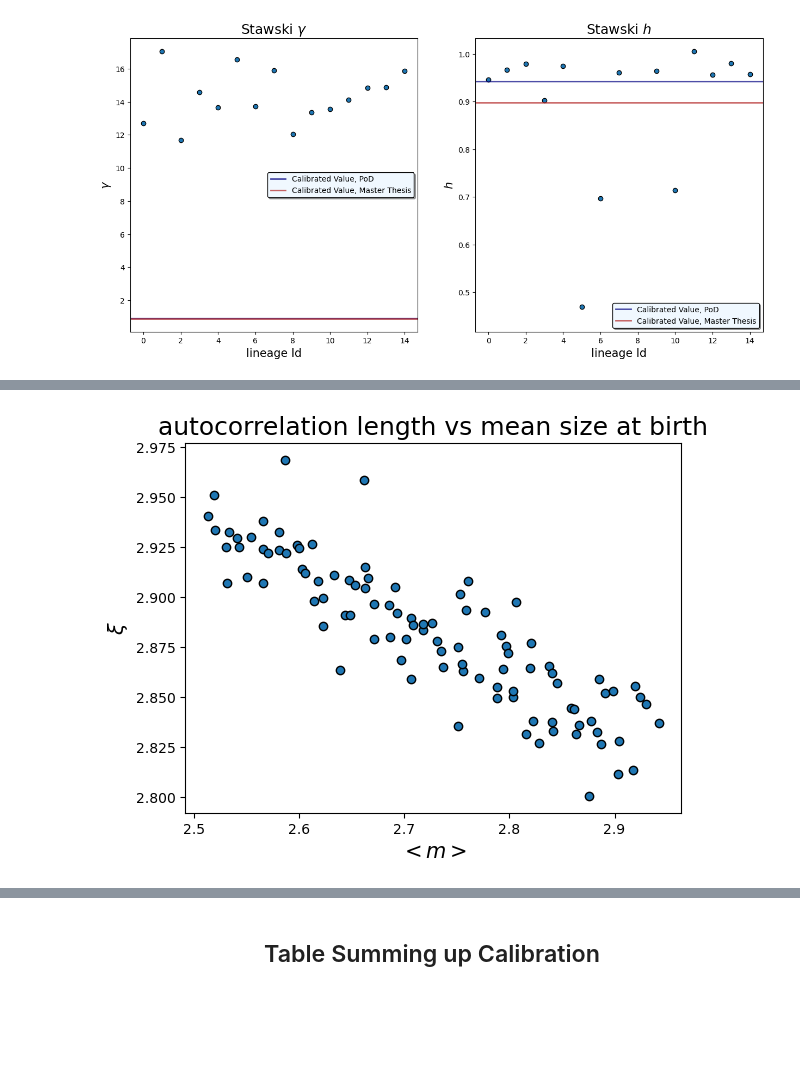
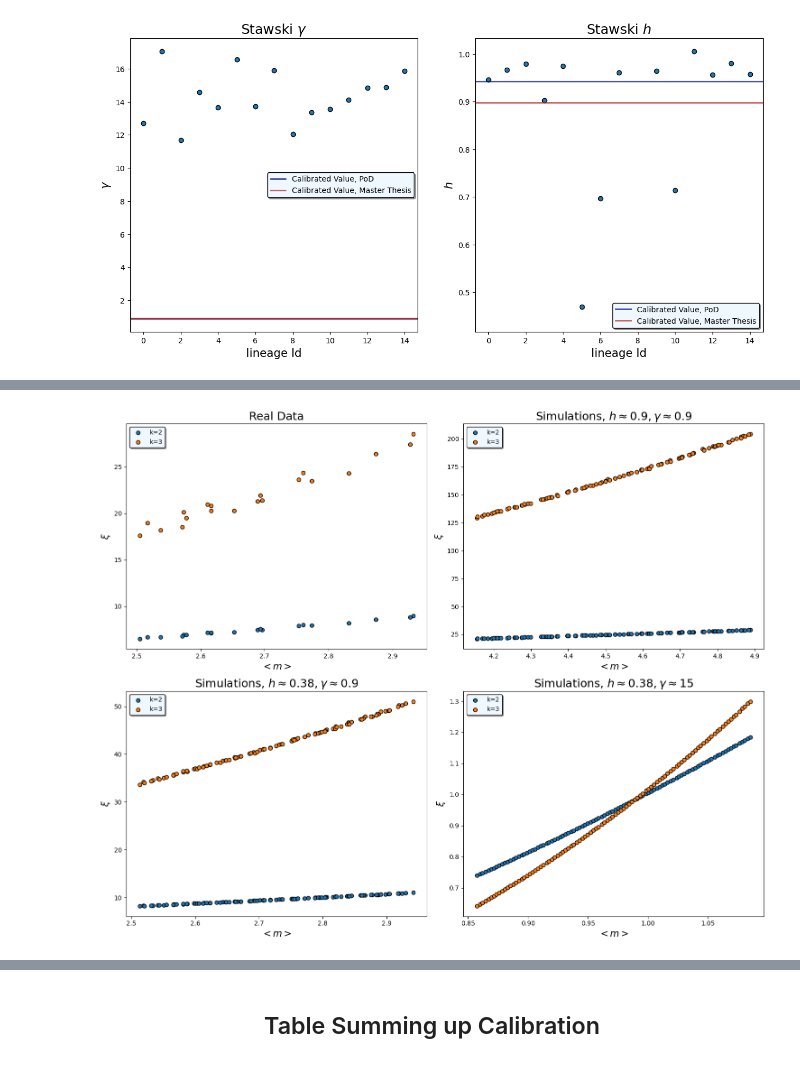
Before and after one commit to tommasoamico/masterThesis, a Jupyter notebook: code/pythonApp/visualization6.ipynb, the cells around one changed output, grey strips where cells are left out. Cells and saved outputs as stored; diff of their text form; code cells hidden in the pictures; blank space fills up the shorter version.

Commit message:
Inserted students data in visualization 6

```diff
--- a/code/pythonApp/visualization6.ipynb
+++ b/code/pythonApp/visualization6.ipynb
@@ -21,5 +8,9 @@ from scipy.stats import gamma
 dataPath = Path.cwd().parents[1] / 'data'
 proteinHighH = dataPath / 'calibratedModel' / 'highH'
 proteinLowH = dataPath / 'calibratedModel' / 'lowH'
+proteinStudentsH = dataPath / 'calibratedModel' / 'studentsH'
+susmanPathScaling = dataPath / 'realData' / 'Susman' / \
+    'longLineages'
 bayesianPath = '/Users/tommaso/Desktop/masterThesis/data/bayesianInference/'
+
 susmanBayesian = pd.read_csv(bayesianPath + 'susman18_export_run_635409.csv')
@@ -26,3 +36,29 @@ susmanBayesian = pd.read_csv(bayesianPath + 'susman18_export_run_635409.csv')
+# %%
+def plotMomentScaling(sizesPaths: Path, titles: List[str], maxK: int = 3, suffix: str = '') -> None:
+    assert maxK <= 5, "Maximum k available is 5"
+    assert isinstance(maxK, int), 'available data is in int format'
+
+    allMeans = [
+        np.load(sizesPath / f'allMeans{suffix}.npy') for sizesPath in sizesPaths]
+    allMoments = [
+        np.load(sizesPath / f'allMoments{suffix}.npy') for sizesPath in sizesPaths]
+
+    fig, ax_ = plt.subplots(2, 2, figsize=(15, 12))
+
+    for ax, mean, moment, title in zip(ax_.flatten(), allMeans, allMoments, titles):
+
+        for i, k in enumerate(range(2, maxK + 1)):
+            ax.scatter(mean[i], moment[i],
+                       label=f'k={k}', edgecolor='black')
+
+        ax.set_xlabel('$<m>$', fontsize=15)
+        ax.set_ylabel(f'$\\xi$', fontsize=15)
+        ax.set_title(title, fontsize=18)
+        ax.legend(facecolor='aliceblue', shadow=True, edgecolor='black')
+
+    fig.tight_layout()
+
+    return fig, ax
 # %% [markdown]
 ## Comparison Between Calibrated Model
 
@@ -96,4 +112,7 @@ pd.DataFrame(fitDictionary)
-# %%
-plotCorrelationMeanSize(proteinLowH)
-# %% [output]
-[figure, removed]
+# %%
+titles = ['Real Data', 'Simulations, $h \\approx 0.9, \\gamma \\approx 0.9$',
+          'Simulations, $h \\approx 0.38, \\gamma \\approx 0.9$',  'Simulations, $h \\approx 0.38, \\gamma \\approx 15$']
+_ = plotMomentScaling([susmanPathScaling / 'momentScaling', proteinHighH / 'momentScaling',
+                      proteinLowH / 'momentScaling', proteinStudentsH / 'momentScaling'], titles=titles)
+# %% [output]
+[figure, added]
```
Also changed, not shown: parts of 13 cells of this notebook, 7 other files.
